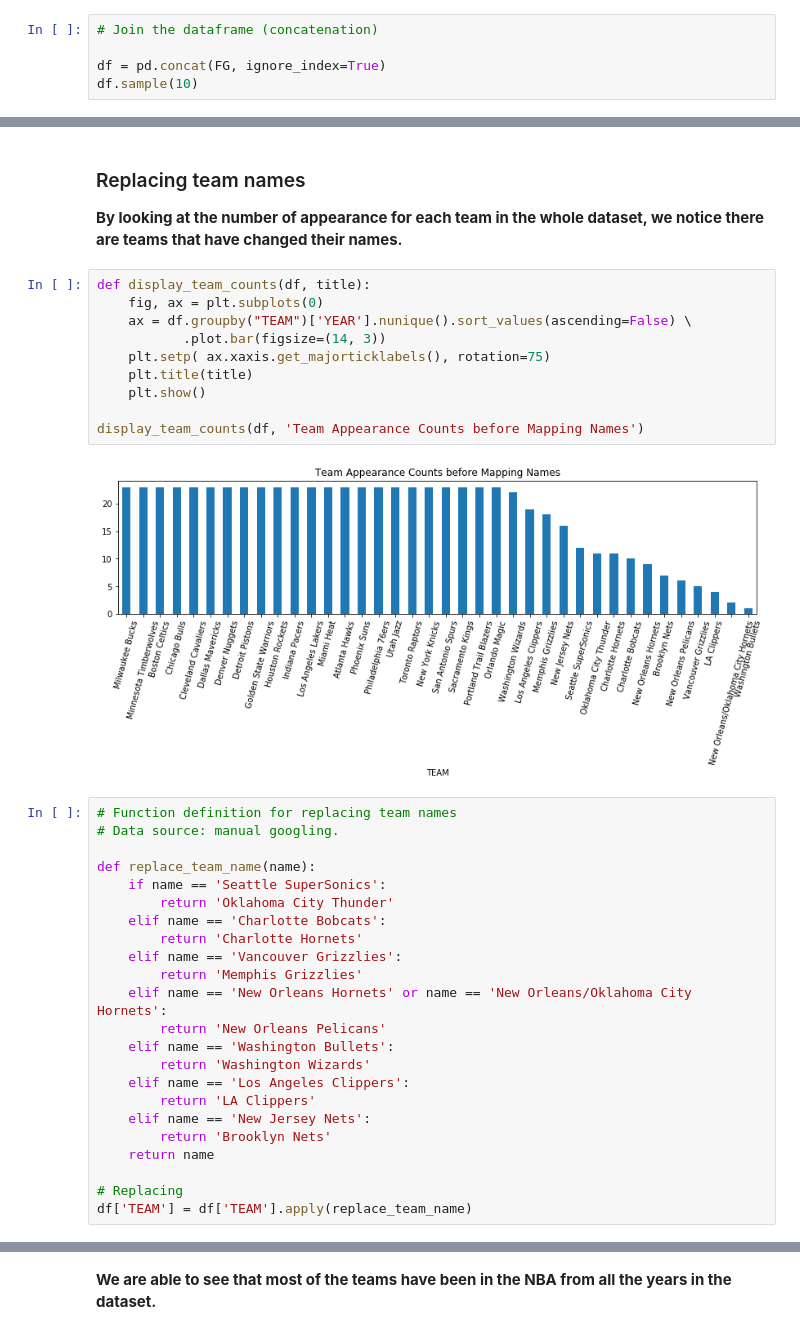
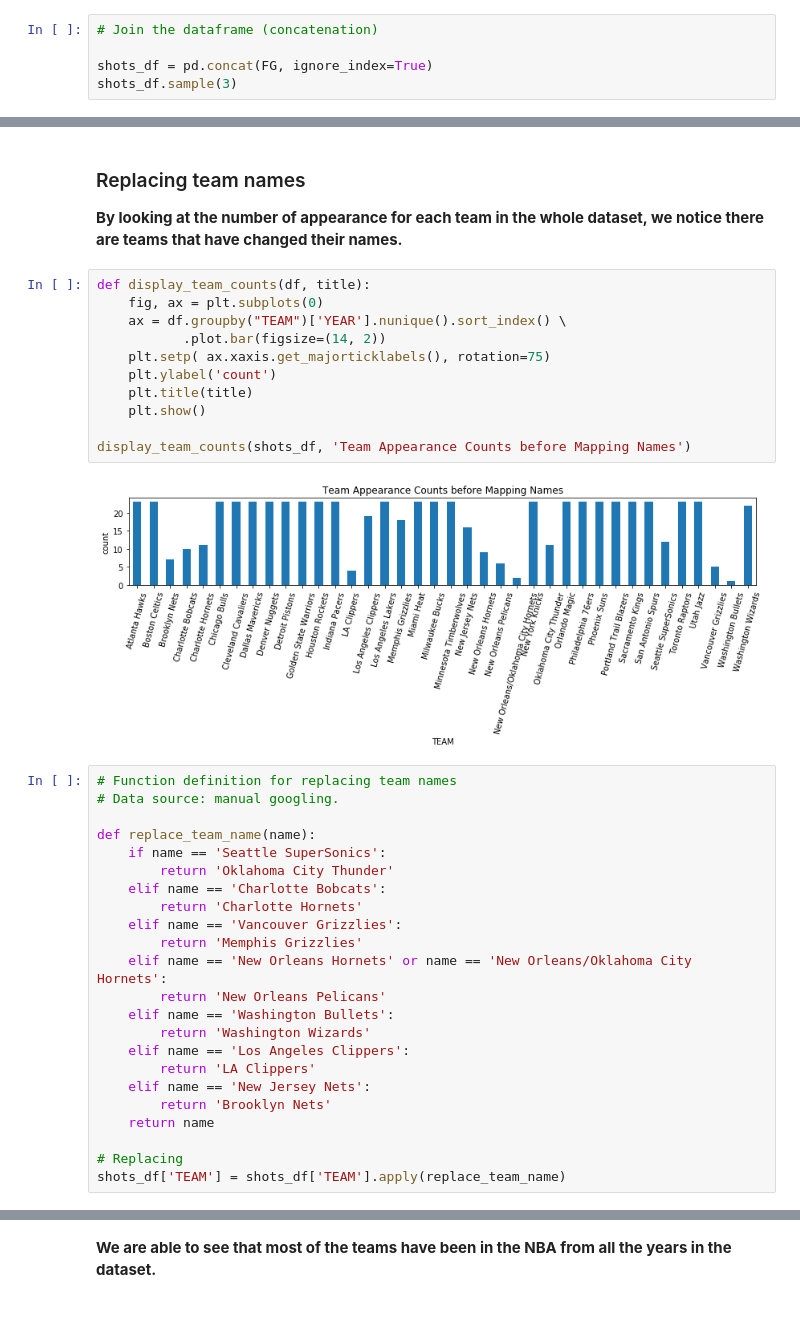
Before and after one commit to easonychang/HotShot-NBAEdition, a Jupyter notebook: Final_Draft.ipynb, the cells around one changed output, grey strips where cells are left out. Drawn from its saved outputs; the diff is of its cells as text.

```diff
--- a/Final_Draft.ipynb
+++ b/Final_Draft.ipynb
@@ -124,7 +152,7 @@ for i in range(len(YEARs)):
 # %%
 # Join the dataframe (concatenation)
 
-df = pd.concat(FG, ignore_index=True)
-df.sample(10)
+shots_df = pd.concat(FG, ignore_index=True)
+shots_df.sample(3)
 # %% [output]
 |  | TEAM | FGM-C | FGA-C | FG%-C | FGM-M | FGA-M | FG%-M | FGM-L | FGA-L | FG%-L | FGM-T | ... |
@@ -144,15 +165,16 @@ df.sample(10)
 # %%
 def display_team_counts(df, title):
     fig, ax = plt.subplots(0)
-    ax = df.groupby("TEAM")['YEAR'].nunique().sort_values(ascending=False) \
-           .plot.bar(figsize=(14, 3))
+    ax = df.groupby("TEAM")['YEAR'].nunique().sort_index() \
+           .plot.bar(figsize=(14, 2))
     plt.setp( ax.xaxis.get_majorticklabels(), rotation=75)
+    plt.ylabel('count')
     plt.title(title)
     plt.show()
 
-display_team_counts(df, 'Team Appearance Counts before Mapping Names')
+display_team_counts(shots_df, 'Team Appearance Counts before Mapping Names')
 # %% [output]
-[figure, old version]
+[figure, new version]
 # %%
 # Function definition for replacing team names
 # Data source: manual googling.
@@ -175,5 +197,5 @@ def replace_team_name(name):
     return name
 
 # Replacing
-df['TEAM'] = df['TEAM'].apply(replace_team_name)
+shots_df['TEAM'] = shots_df['TEAM'].apply(replace_team_name)
 # %%
```
Also changed, not shown: parts of 27 cells of this notebook.
